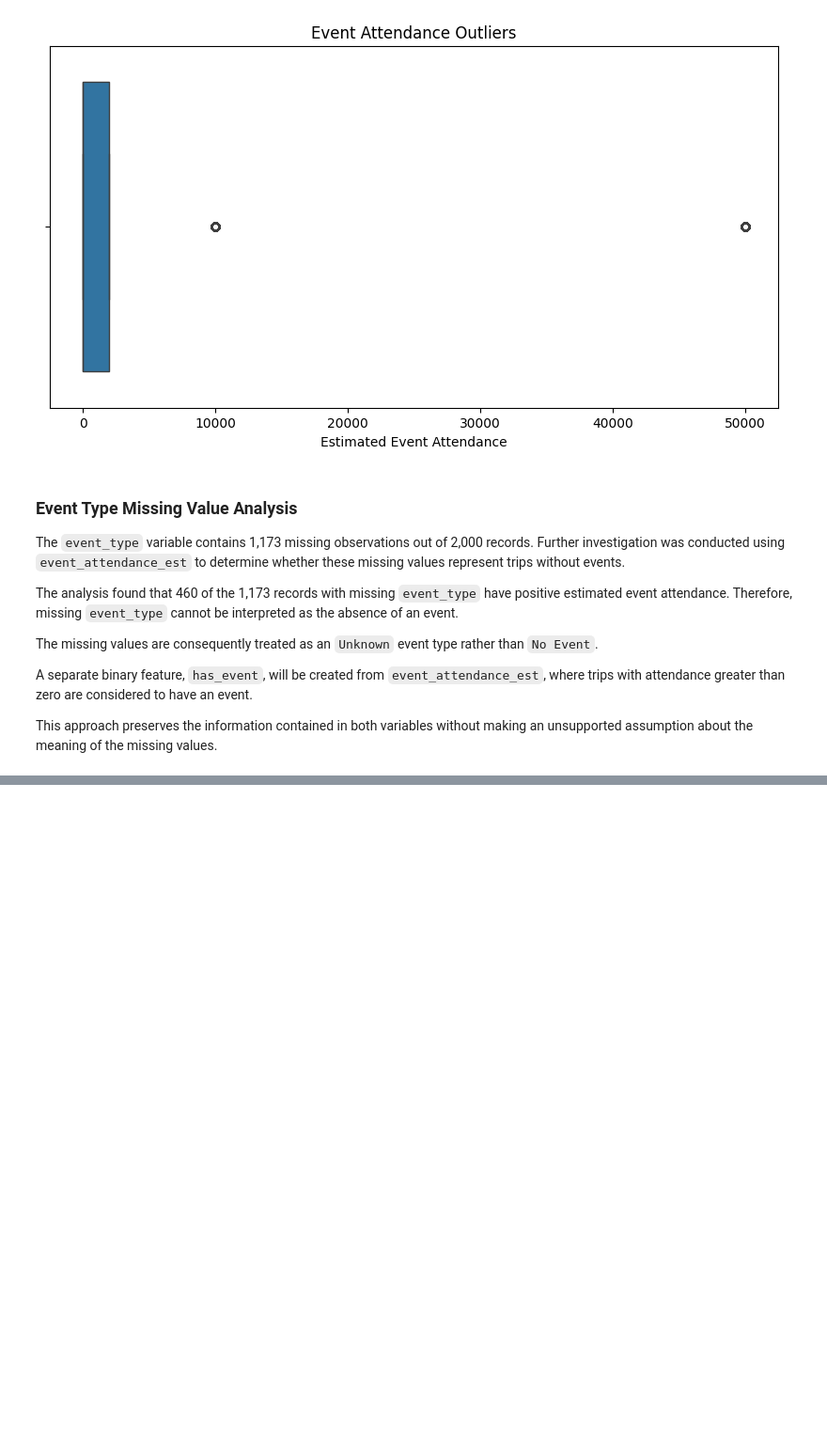
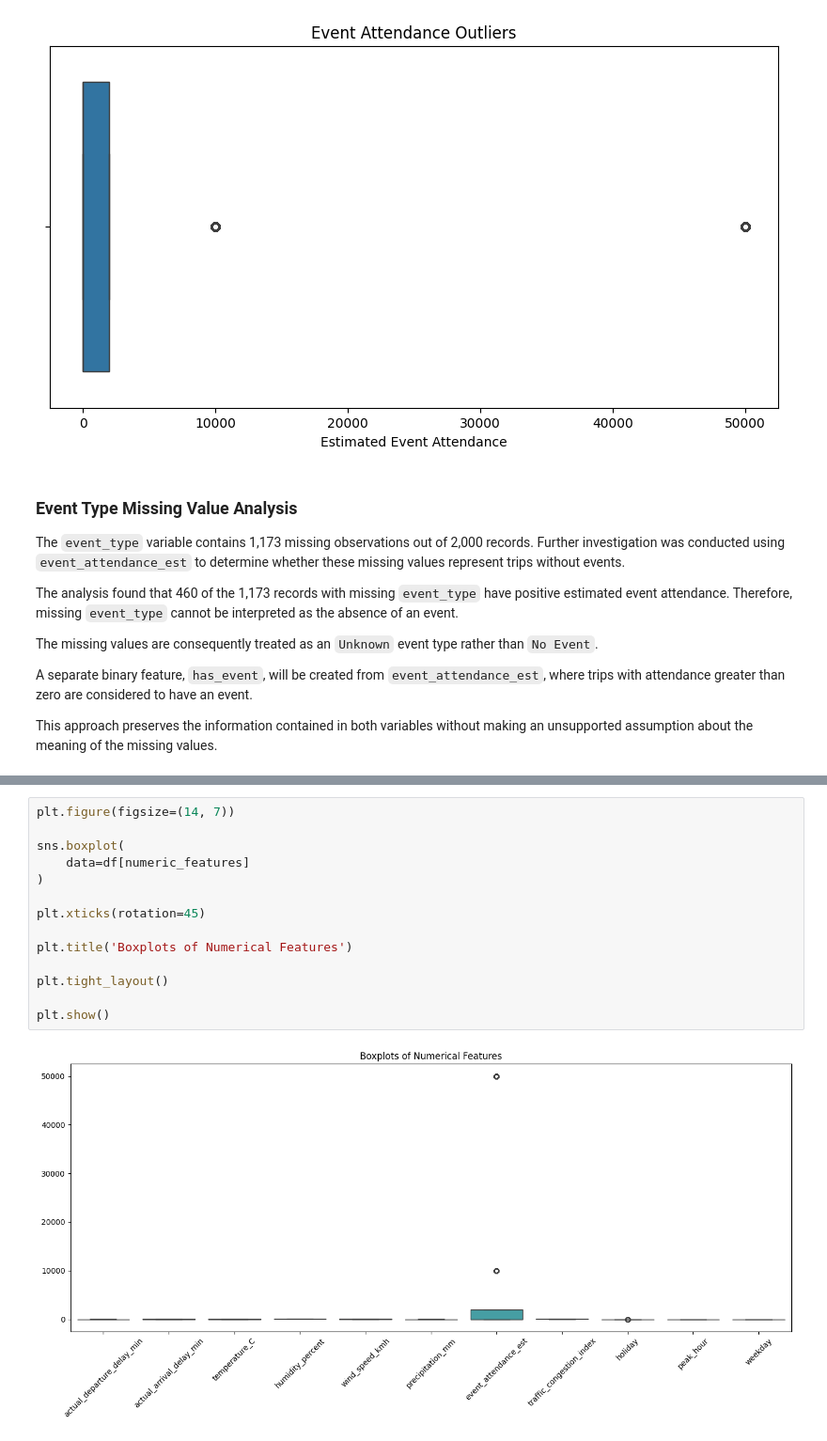
Before and after one commit to srisathvika/Public-Transport-Delay-Prediction, a Jupyter notebook: notebooks/01_Data_Understanding_and_EDA.ipynb, the cells around one changed output, grey strips where cells are left out. Shown at 94% size. Cells and saved outputs as stored; diff of their text form; blank space fills up the shorter version.

```diff
--- a/notebooks/01_Data_Understanding_and_EDA.ipynb
+++ b/notebooks/01_Data_Understanding_and_EDA.ipynb
@@ -568,0 +690,16 @@ making an unsupported assumption about the meaning of the missing values.
+# %%
+plt.figure(figsize=(14, 7))
+
+sns.boxplot(
+    data=df[numeric_features]
+)
+
+plt.xticks(rotation=45)
+
+plt.title('Boxplots of Numerical Features')
+
+plt.tight_layout()
+
+plt.show()
+# %% [output]
+[figure, added]
```
Also changed, not shown: parts of 41 cells of this notebook.
